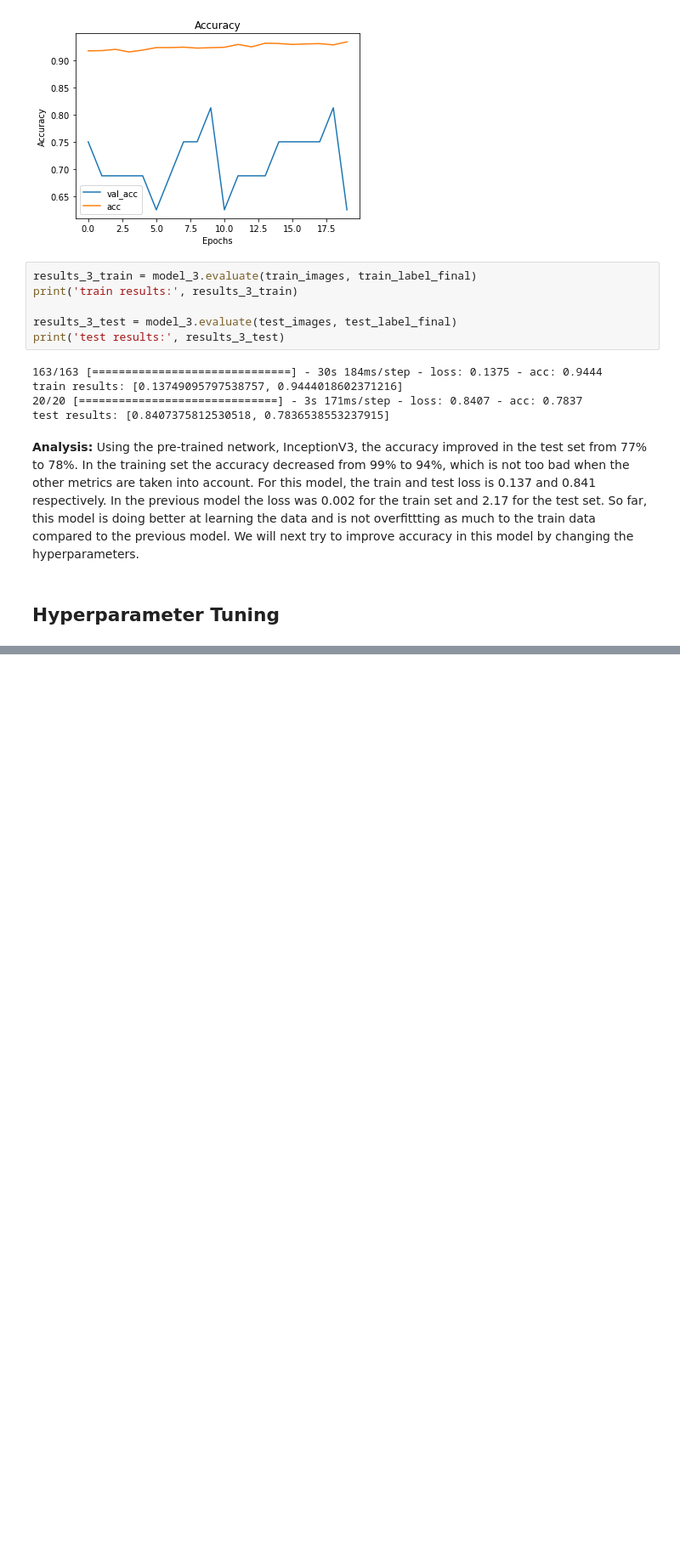
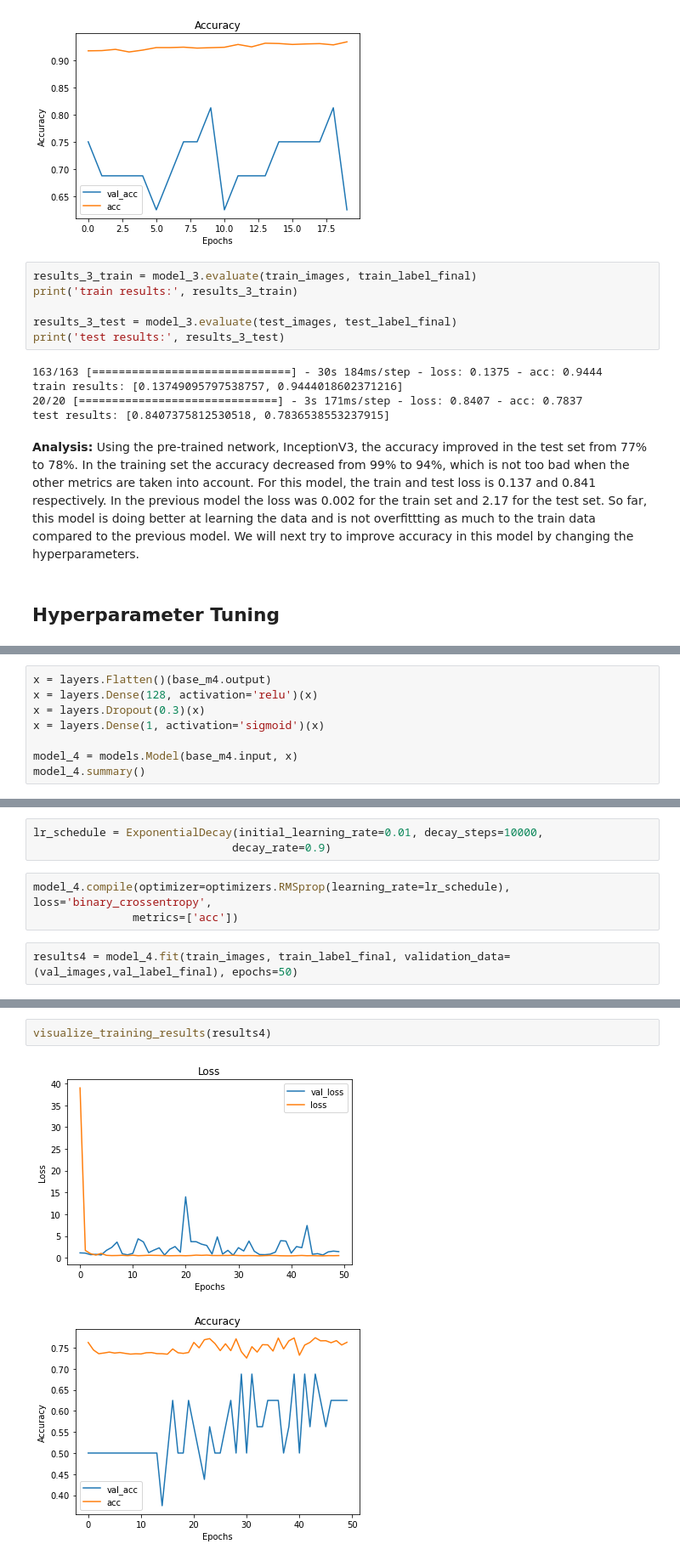
Before and after one commit to klsalcedo/image_classification, a Jupyter notebook: pneumonia_classification.ipynb, the cells around one changed output, grey strips where cells are left out. Shown: that part at 85% size. Drawn from its saved outputs; the diff is of its cells as text; blank space fills up the shorter version.

```diff
--- a/pneumonia_classification.ipynb
+++ b/pneumonia_classification.ipynb
@@ -388,0 +396,8 @@ test results: [0.8407375812530518, 0.7836538553237915]
+# %%
+x = layers.Flatten()(base_m4.output)
+x = layers.Dense(128, activation='relu')(x)
+x = layers.Dropout(0.3)(x)
+x = layers.Dense(1, activation='sigmoid')(x)
+
+model_4 = models.Model(base_m4.input, x)
+model_4.summary()
@@ -388,0 +422,8 @@ test results: [0.8407375812530518, 0.7836538553237915]
+# %%
+lr_schedule = ExponentialDecay(initial_learning_rate=0.01, decay_steps=10000,
+                              decay_rate=0.9)
+# %%
+model_4.compile(optimizer=optimizers.RMSprop(learning_rate=lr_schedule), loss='binary_crossentropy',
+               metrics=['acc'])
+# %%
+results4 = model_4.fit(train_images, train_label_final, validation_data=(val_images,val_label_final), epochs=50)
@@ -388,0 +448,5 @@ test results: [0.8407375812530518, 0.7836538553237915]
+# %%
+visualize_training_results(results4)
+# %% [output]
+[figure, added]
+[figure, added]
```
Also changed, not shown: parts of 15 cells of this notebook.
